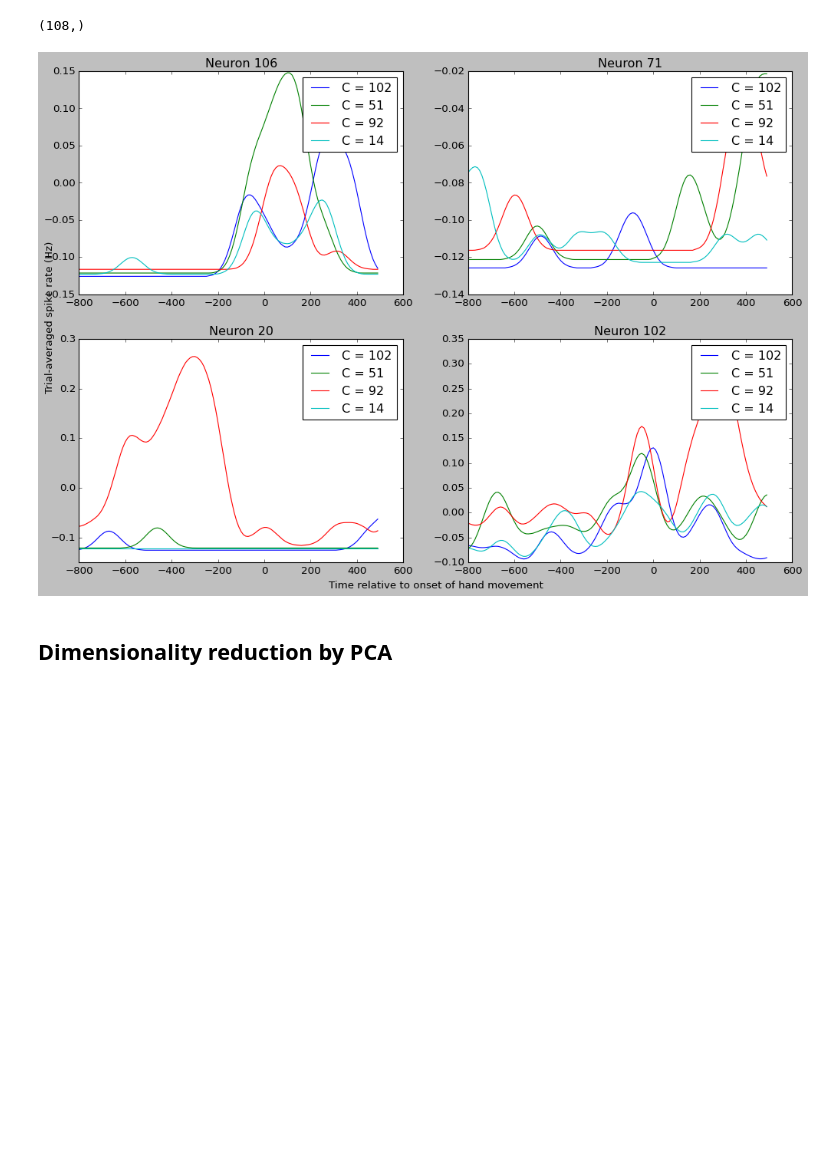
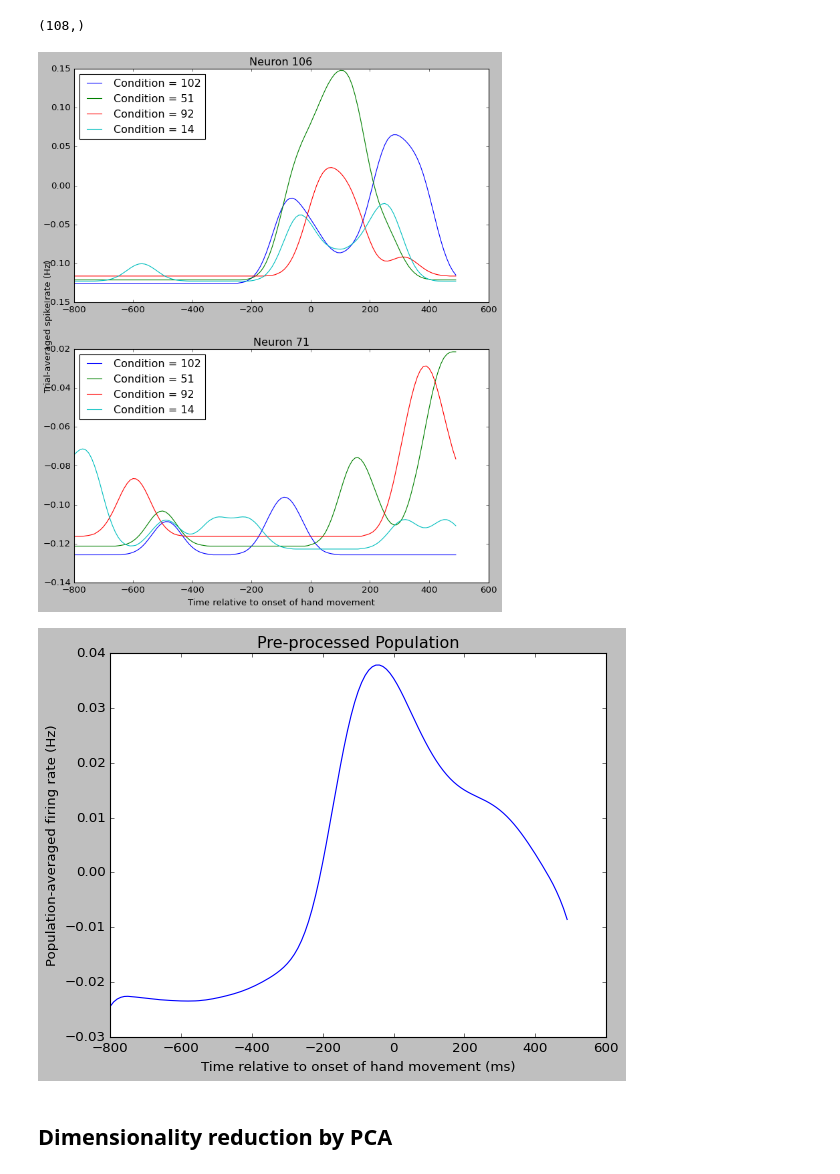
Before and after one commit to ofs416/Brain_Machine_Interfaces, a Jupyter notebook: Coursework_1/code.ipynb, the cells around one changed output. Saved outputs shown, nothing was run; the diff lists cells and outputs as text; code cells hidden in the pictures; blank space fills up the shorter version.

```diff
--- a/Coursework_1/code.ipynb
+++ b/Coursework_1/code.ipynb
@@ -93,9 +99,19 @@ X_norm_mean = center_data(X_norm)
 # %% [output]
 (108,)
 # %%
-plot_psths(X_norm_mean, times, 2, 2, 4)
+plot_psths(X_norm_mean, times, 2, 1, 4)
 # %% [output]
-[figure, old version]
+[figure, new version]
+# %%
+pop_mean = X_norm_mean.mean(axis=(0,1))
+plt.plot(times, pop_mean)
+plt.title('Pre-processed Population')
+plt.xlabel('Time relative to onset of hand movement (ms)')
+plt.ylabel('Population-averaged firing rate (Hz)')
+
+plt.show()
+# %% [output]
+[figure, added]
 # %% [markdown]
 ## Dimensionality reduction by PCA
 # %%
```
Also changed, not shown: parts of 15 cells of this notebook, 4 other files.
